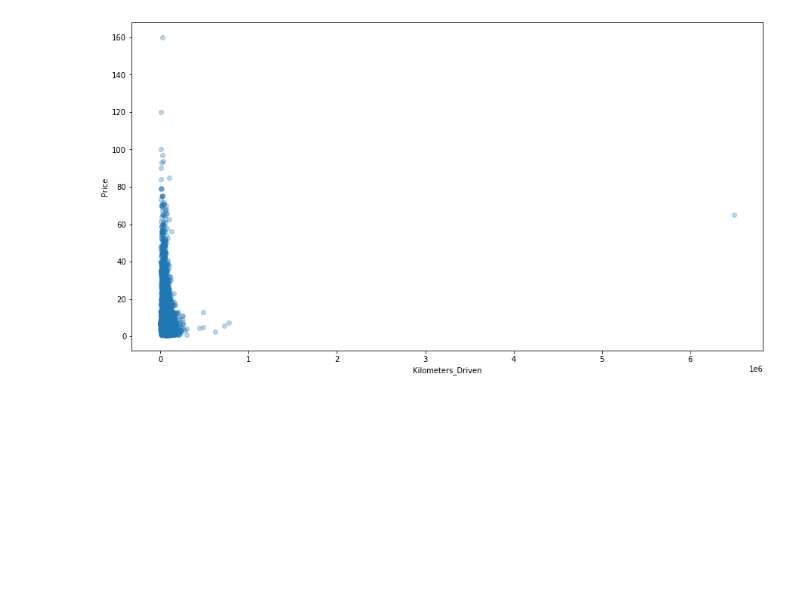
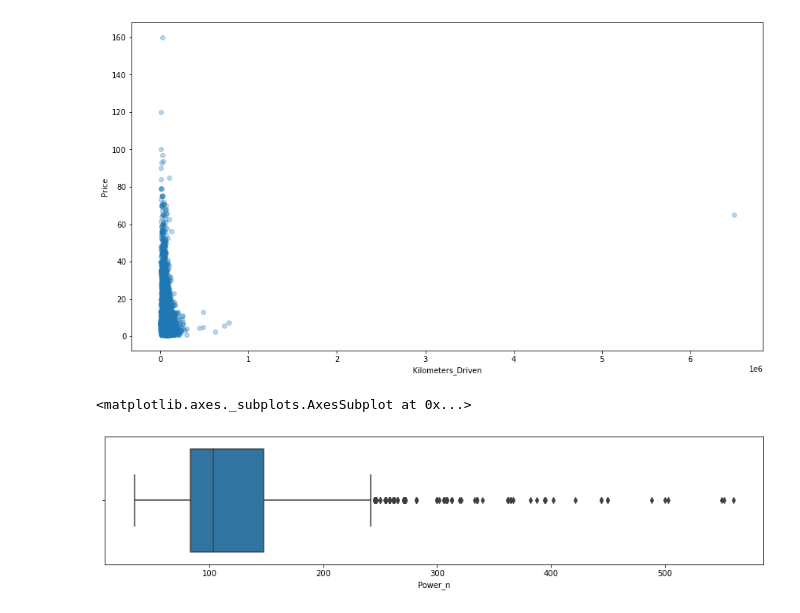
Before and after one commit to ranjeet964/Car-resell-price-prediction, a Jupyter notebook: trail.ipynb, the cells around one changed output. Cells and saved outputs as stored; diff of their text form; code cells hidden in the pictures; blank space fills up the shorter version.

```diff
--- a/trail.ipynb
+++ b/trail.ipynb
@@ -607,3 +607,11 @@ plt.ylabel('Price')
 plt.show()
 # %% [output]
 [figure]
+# %%
+#Power
+fig, ax = plt.subplots()
+fig.set_size_inches(15,3)
+sns.boxplot(x='Power_n',data=df_train,ax=ax)
+# %% [output]
+<matplotlib.axes._subplots.AxesSubplot at 0x...>
+[figure, added]
```
Also changed, not shown: parts of 3 cells of this notebook.
